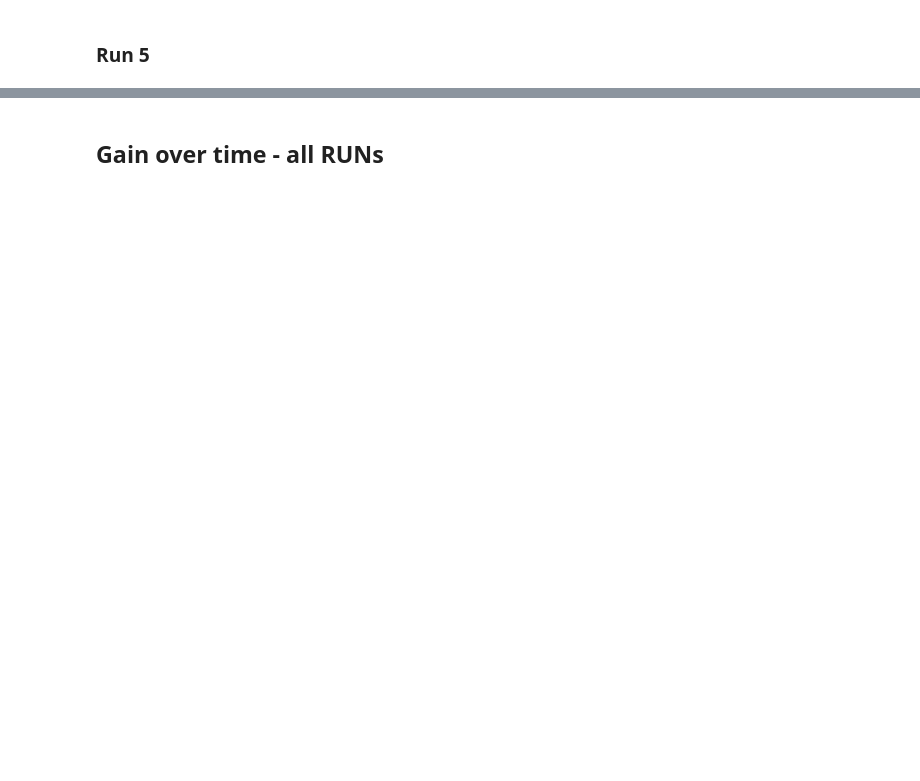
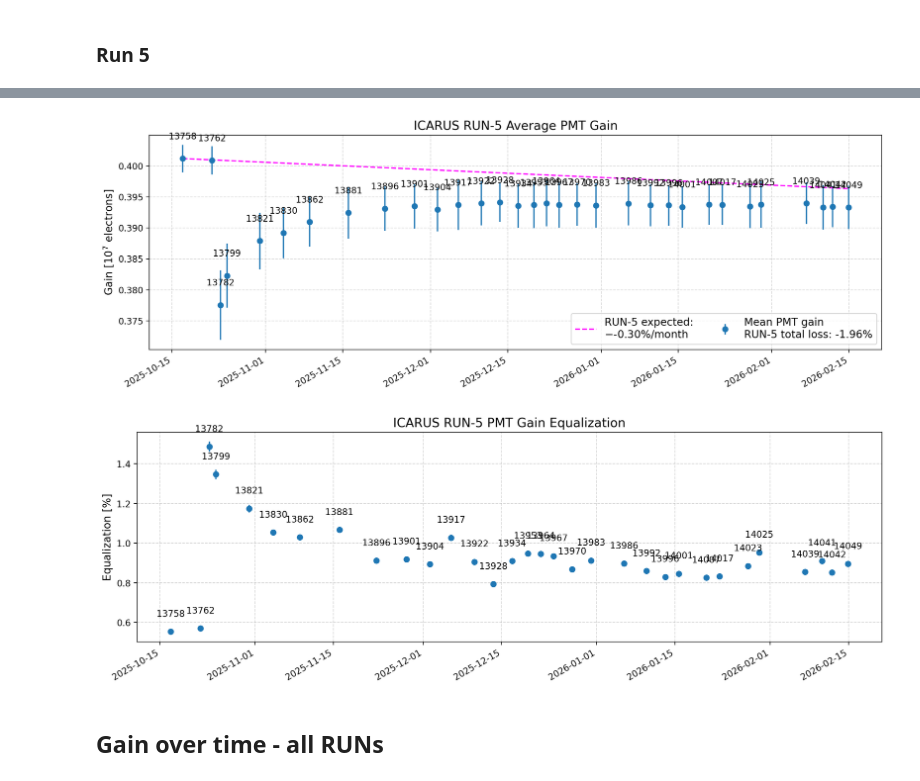
Before and after one commit to mvicenzi/pmt-calibration, a Jupyter notebook: gain/analyze_runs/python/check-gain-timeseries.ipynb, the cells around one changed output, grey strips where cells are left out. Drawn from its saved outputs; the diff is of its cells as text; code cells hidden in the pictures; blank space fills up the shorter version.

```diff
--- a/gain/analyze_runs/python/check-gain-timeseries.ipynb
+++ b/gain/analyze_runs/python/check-gain-timeseries.ipynb
@@ -197,7 +219,7 @@ run1 = (pd.to_datetime("2022-06-08", utc=True).tz_localize(None),pd.to_datetime(
 run2 = (pd.to_datetime("2022-12-20", utc=True).tz_localize(None),pd.to_datetime("2023-07-14", utc=True).tz_localize(None))
 run3 = (pd.to_datetime("2024-03-14", utc=True).tz_localize(None),pd.to_datetime("2024-07-12", utc=True).tz_localize(None))
 run4 = (pd.to_datetime("2024-12-10", utc=True).tz_localize(None),pd.to_datetime("2025-07-08", utc=True).tz_localize(None))
-run5 = (pd.to_datetime("2025-10-16", utc=True).tz_localize(None),pd.to_datetime("2026-02-01", utc=True).tz_localize(None))
+run5 = (pd.to_datetime("2025-10-16", utc=True).tz_localize(None),pd.to_datetime("2026-03-01", utc=True).tz_localize(None))
 
 _selRUN1 = (dplot.date>=run1[0]) & (dplot.date<=run1[1])
 _selRUN2 = (dplot.date>=run2[0]) & (dplot.date<=run2[1])
@@ -294,5 +337,6 @@ def plot_gain_equalization(dplot,run,_selRUN,annotate=False):
 # %% [markdown]
 ### Run 5
 # %%
-plot_average_gain(dplot, 5, _selRUN5, annotate=True)
+plot_average_gain(dplot, 5, _selRUN5, annotate=True, fit=False, expected=True)
 plot_gain_equalization(dplot,5,_selRUN5,annotate=True)
+# %% [output]
@@ -299,3 +345,5 @@ plot_gain_equalization(dplot,5,_selRUN5,annotate=True)
+[figure, added]
+[figure, added]
 # %% [markdown]
 ## Gain over time - all RUNs
 # %%
```
Also changed, not shown: parts of 12 cells of this notebook, 15 other files.
